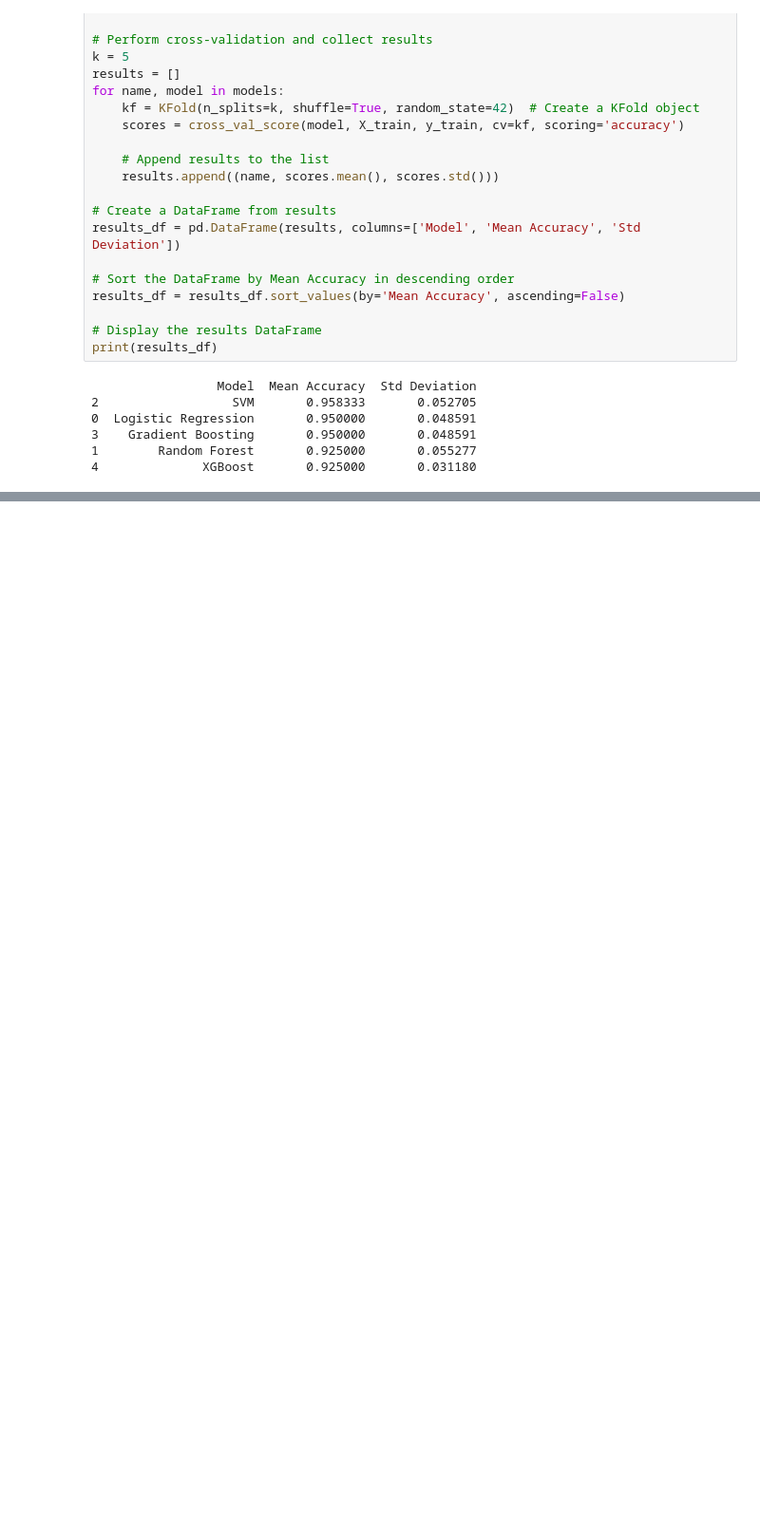
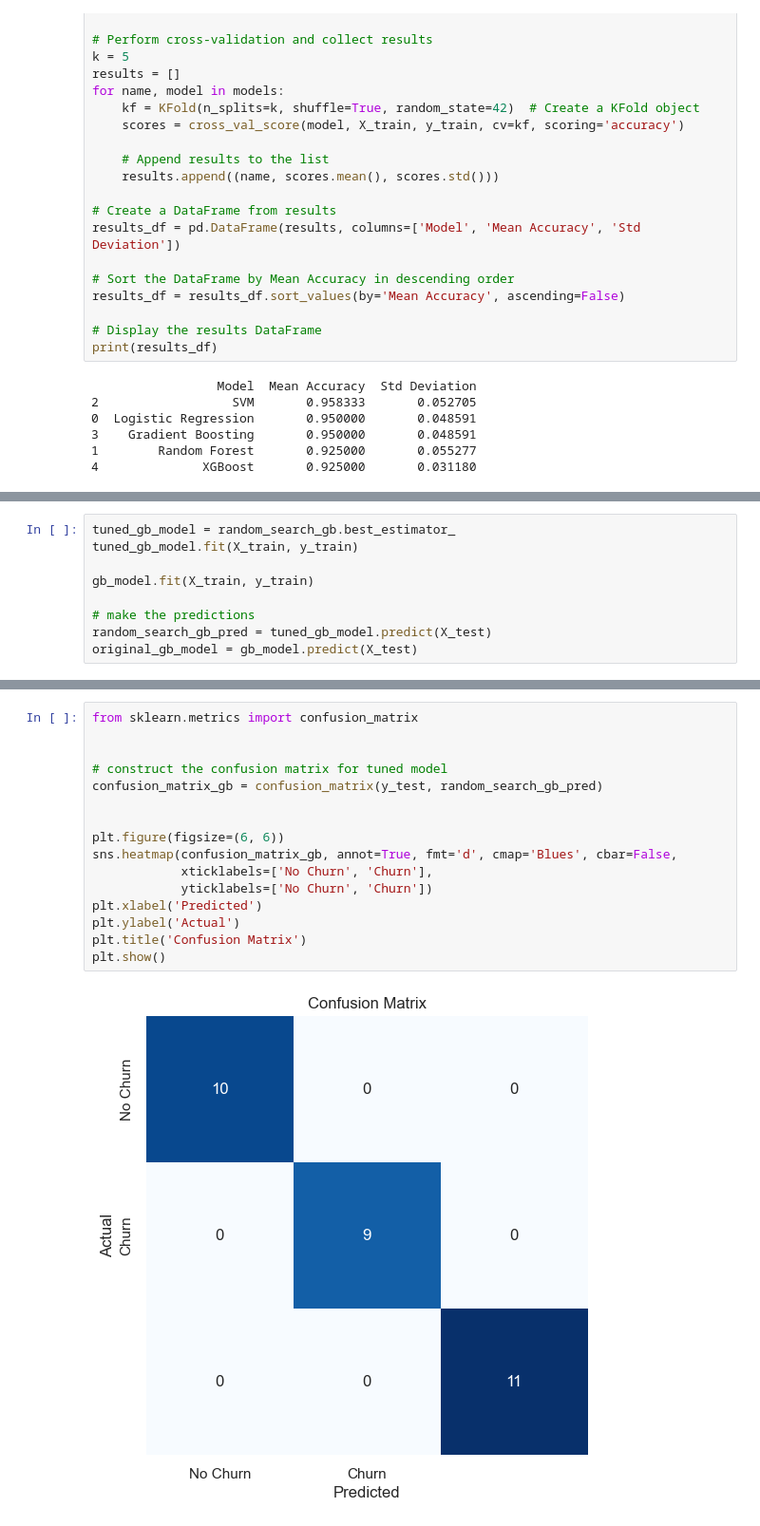
Before and after one commit to Georginahnjeri/Customer-churn-, a Jupyter notebook: Customerchurn.ipynb, the cells around one changed output, grey strips where cells are left out. Shown at 95% size. Drawn from its saved outputs; the diff is of its cells as text; blank space fills up the shorter version.

```diff
--- a/Customerchurn.ipynb
+++ b/Customerchurn.ipynb
@@ -1182,0 +1342,9 @@ print(results_df)
+# %%
+tuned_gb_model = random_search_gb.best_estimator_
+tuned_gb_model.fit(X_train, y_train)
+
+gb_model.fit(X_train, y_train)
+
+# make the predictions
+random_search_gb_pred = tuned_gb_model.predict(X_test)
+original_gb_model = gb_model.predict(X_test)
@@ -1182,0 +1395,18 @@ print(results_df)
+# %%
+from sklearn.metrics import confusion_matrix
+
+
+# construct the confusion matrix for tuned model
+confusion_matrix_gb = confusion_matrix(y_test, random_search_gb_pred)
+
+
+plt.figure(figsize=(6, 6))
+sns.heatmap(confusion_matrix_gb, annot=True, fmt='d', cmap='Blues', cbar=False,
+            xticklabels=['No Churn', 'Churn'],
+            yticklabels=['No Churn', 'Churn'])
+plt.xlabel('Predicted')
+plt.ylabel('Actual')
+plt.title('Confusion Matrix')
+plt.show()
+# %% [output]
+[figure, added]
```
Also changed, not shown: parts of 28 cells of this notebook.
